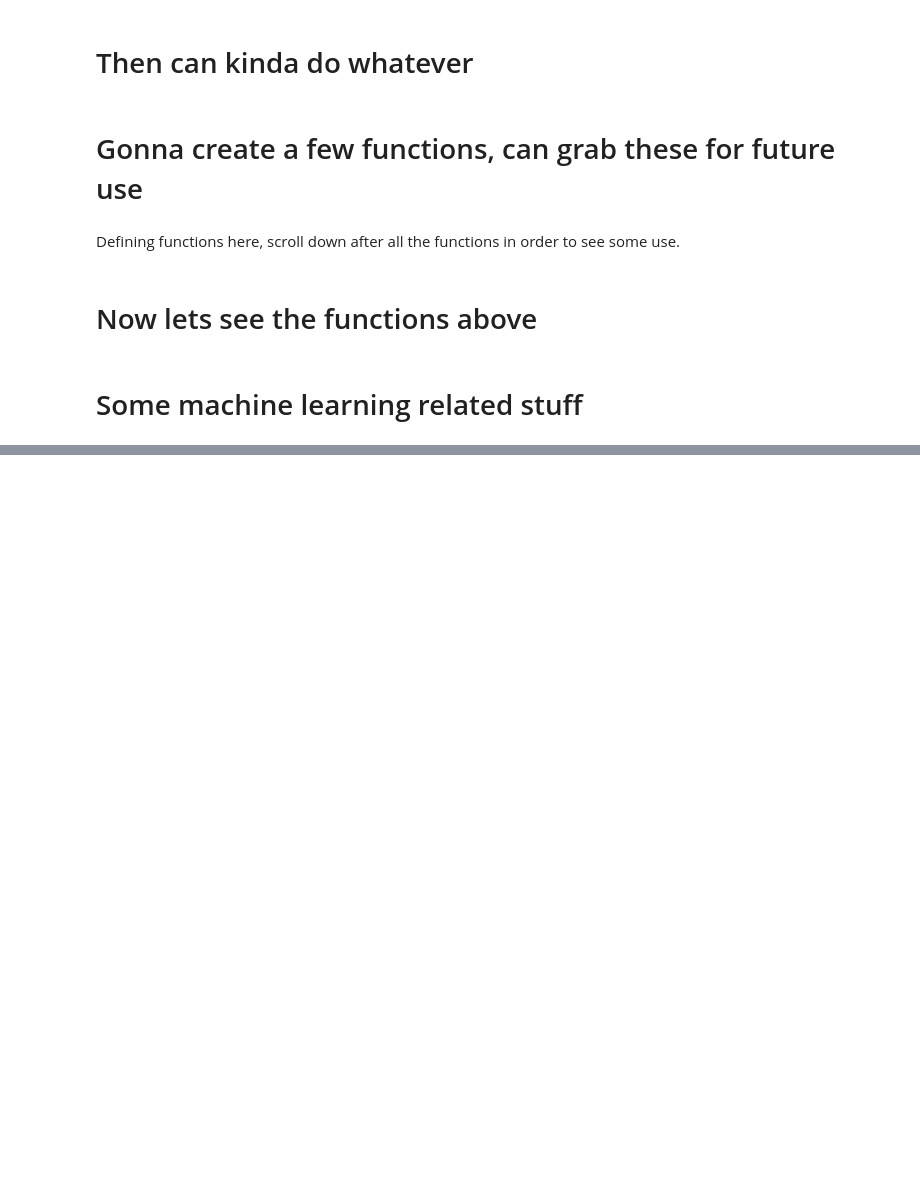
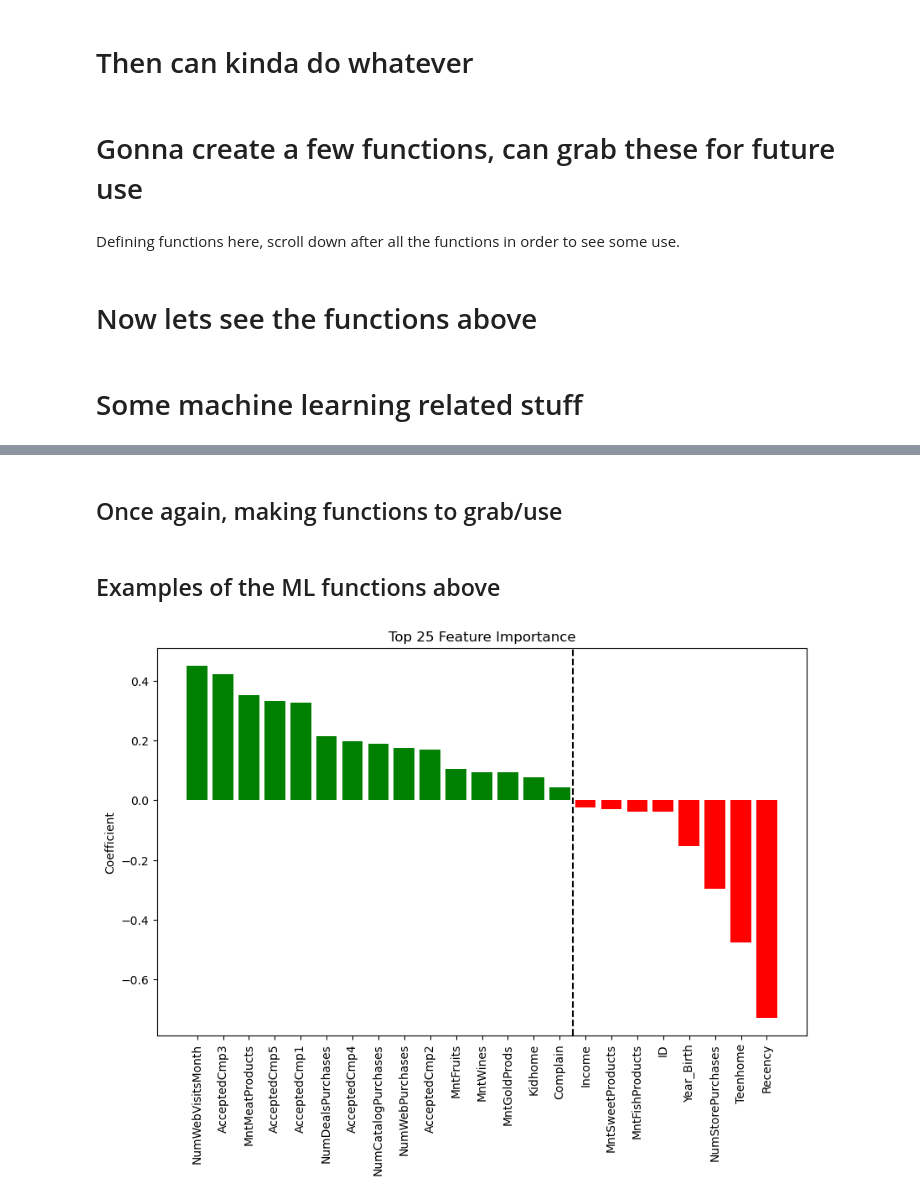
Before and after one commit to CSergiy/DS_Demo, a Jupyter notebook: Stuff.ipynb, the cells around one changed output, grey strips where cells are left out. Saved outputs shown, nothing was run; the diff lists cells and outputs as text; code cells hidden in the pictures; blank space fills up the shorter version.

Commit message:
Logreg visuals

```diff
--- a/Stuff.ipynb
+++ b/Stuff.ipynb
@@ -214,0 +217,2 @@ def plot_correlation_heatmap(df):
+# %% [markdown]
+## Once again, making functions to grab/use
@@ -214,0 +330,11 @@ def plot_correlation_heatmap(df):
+# %% [markdown]
+## Examples of the ML functions above
+# %%
+model, X_train, X_test, y_train, y_test = create_basic_logistic_regression_auto_features(df=numerical_df, target_feature='Response') # makes logreg model
+
+#plot_confusion_matrix(model, X_test, y_test)              #shows model predict to real target
+#print(classification_report(y_test, y_pred))              #More stats for above
+
+plot_logistic_regression_feature_importance(model, X_train.columns, top_n=25)                                  #shows n features w/ highest
+# %% [output]
+[figure, added]
```
Also changed, not shown: parts of 11 cells of this notebook.
